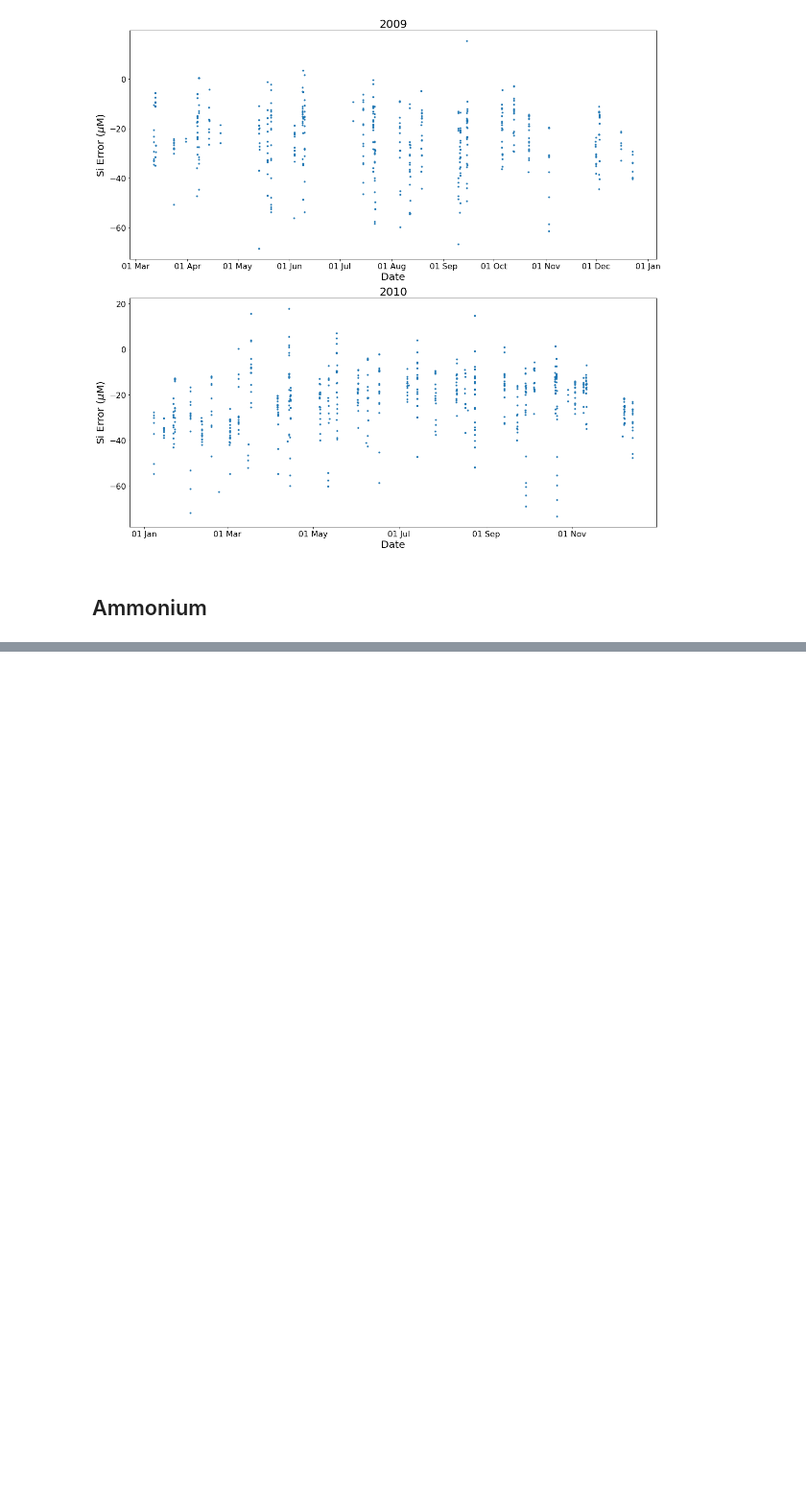
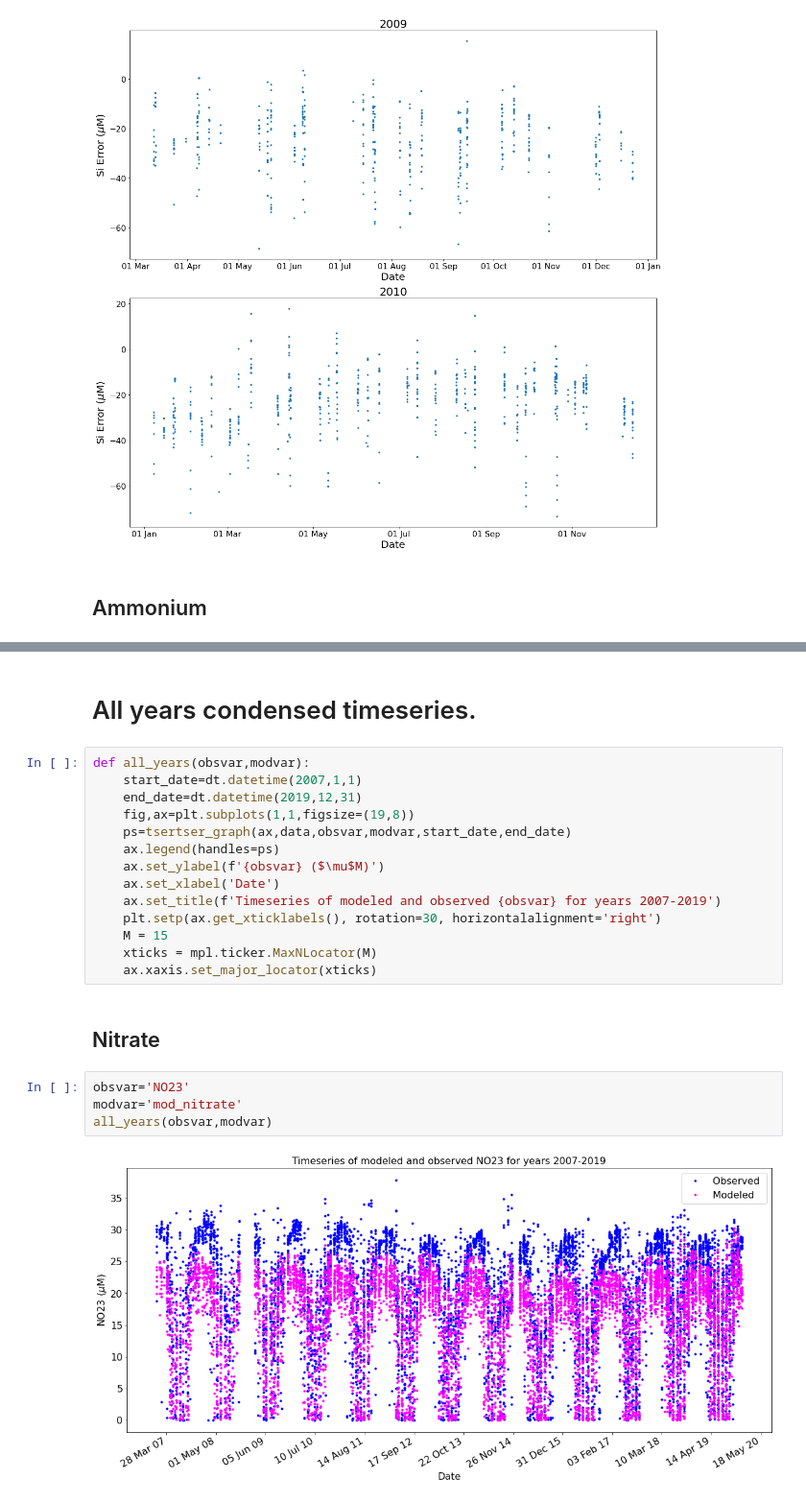
Before and after one commit to SalishSeaCast/analysis-keegan, a Jupyter notebook: notebooks/Evaluations/Time_Series_evaluation.ipynb, the cells around one changed output, grey strips where cells are left out. Shown at 96% size. Cells and saved outputs as stored; diff of their text form; blank space fills up the shorter version.

```diff
--- a/notebooks/Evaluations/Time_Series_evaluation.ipynb
+++ b/notebooks/Evaluations/Time_Series_evaluation.ipynb
@@ -379,2 +382,26 @@ multi_timerror_graph(2,(16,15),years,obsvar,modvar)
 # %% [output]
 [figure]
+# %% [markdown]
+# All years condensed timeseries.
+# %%
+def all_years(obsvar,modvar):
+    start_date=dt.datetime(2007,1,1)
+    end_date=dt.datetime(2019,12,31)
+    fig,ax=plt.subplots(1,1,figsize=(19,8))
+    ps=tsertser_graph(ax,data,obsvar,modvar,start_date,end_date)
+    ax.legend(handles=ps)
+    ax.set_ylabel(f'{obsvar} ($\mu$M)')
+    ax.set_xlabel('Date')
+    ax.set_title(f'Timeseries of modeled and observed {obsvar} for years 2007-2019')
+    plt.setp(ax.get_xticklabels(), rotation=30, horizontalalignment='right')
+    M = 15
+    xticks = mpl.ticker.MaxNLocator(M)
+    ax.xaxis.set_major_locator(xticks)
+# %% [markdown]
+## Nitrate
+# %%
+obsvar='NO23'
+modvar='mod_nitrate'
+all_years(obsvar,modvar)
+# %% [output]
+[figure, added]
```
Also changed, not shown: parts of 17 cells of this notebook.
